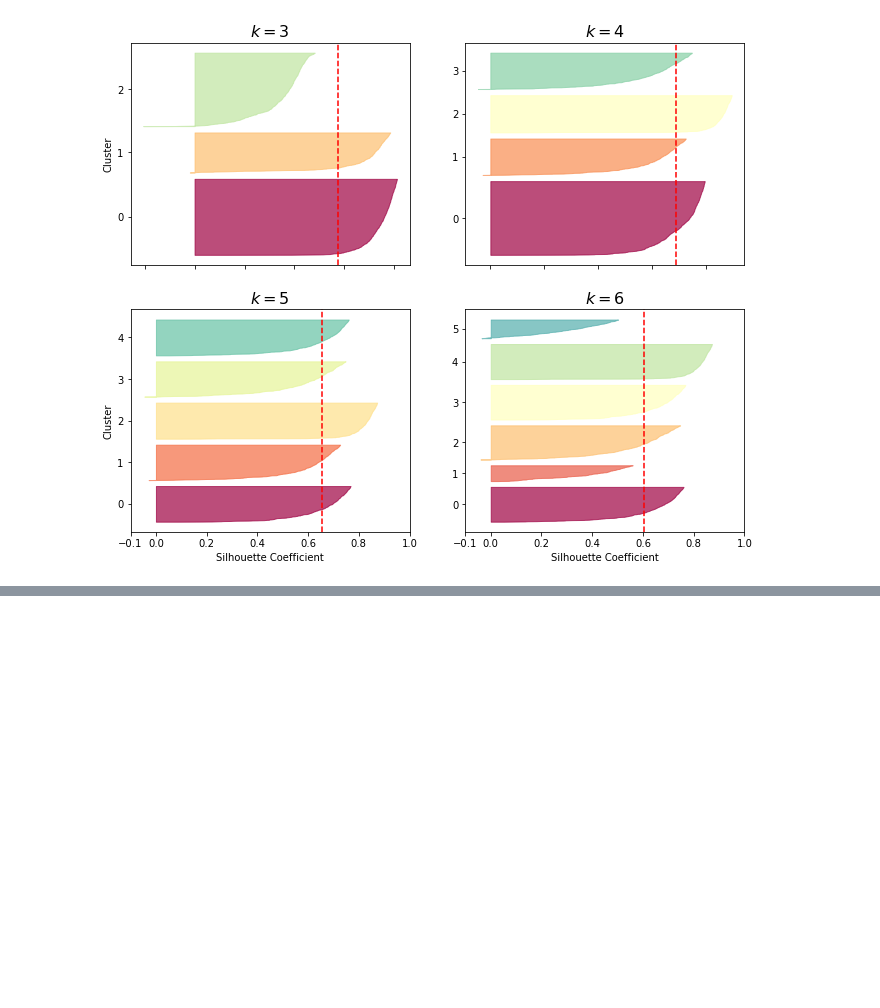
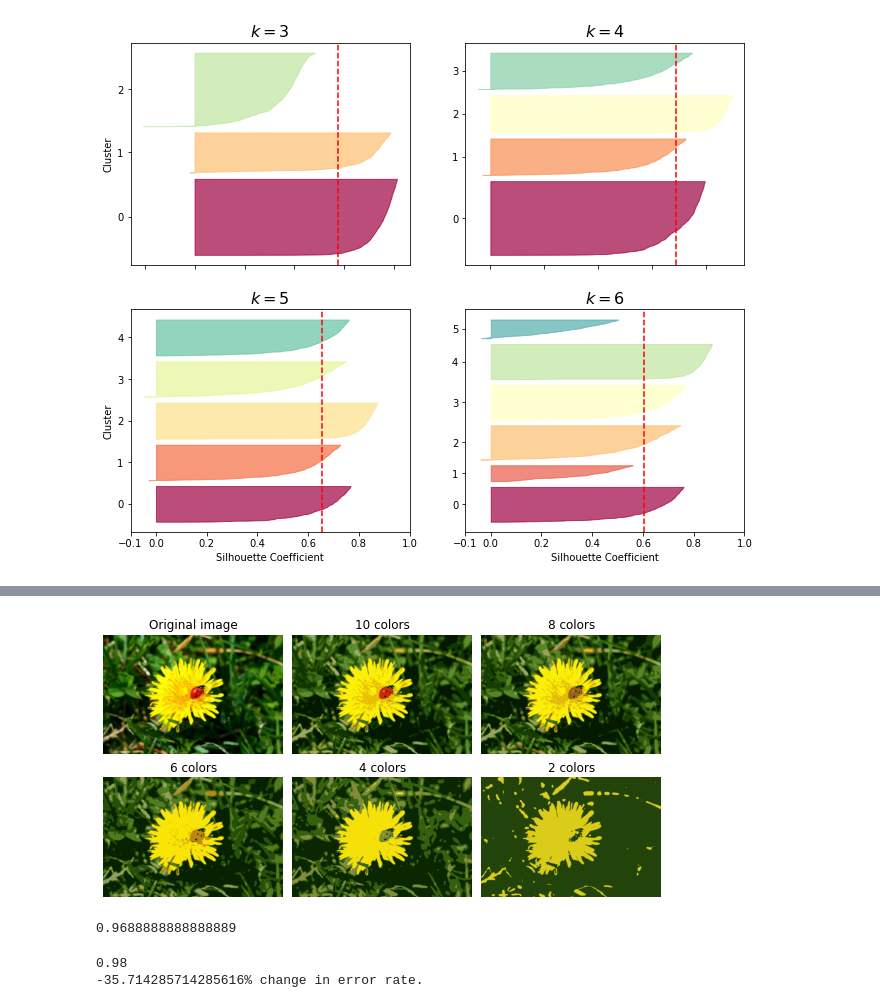
Before and after one commit to dominicwllmsn/handsonML, a Jupyter notebook: handson_code9.ipynb, the cells around one changed output, grey strips where cells are left out. Cells and saved outputs as stored; diff of their text form; code cells hidden in the pictures; blank space fills up the shorter version.

```diff
--- a/handson_code9.ipynb
+++ b/handson_code9.ipynb
@@ -368,0 +373,8 @@ image.shape
+# %%
+# Reshape array to get a long list of RGB colours, then cluster with K-Means
+X = image.reshape(-1, 3)
+kmeans = KMeans(n_clusters=8).fit(X)
+# Here, for each color (cluster), we assign all pixels in that cluster to be the mean (which is the centroids colour)
+segmented_img = kmeans.cluster_centers_[kmeans.labels_]
+print(segmented_img.shape)
+segmented_img = segmented_img.reshape(image.shape)
@@ -368,0 +396,66 @@ image.shape
+# %%
+# Can experiment with various numbers of clusters.
+
+segmented_imgs = []
+n_colors = (10, 8, 6, 4, 2)
+for n_clusters in n_colors:
+    kmeans = KMeans(n_clusters=n_clusters, random_state=42).fit(X)
+    segmented_img = kmeans.cluster_centers_[kmeans.labels_]
+    segmented_imgs.append(segmented_img.reshape(image.shape))
+# %%
+plt.figure(figsize=(10,5))
+plt.subplots_adjust(wspace=0.05, hspace=0.1)
+
+plt.subplot(231)
+plt.imshow(image)
+plt.title("Original image")
+plt.axis('off')
+
+for idx, n_clusters in enumerate(n_colors):
+    plt.subplot(232 + idx)
+    plt.imshow(segmented_imgs[idx])
+    plt.title("{} colors".format(n_clusters))
+    plt.axis('off')
+plt.show()
+
+#With fewer than 8 clusters, the ladydbugs red colour fails to get a cluster of its own - it merges with colours from
+# its environment. This is because K-Means prefers clusters of similar sizes. The ladybug is small (much smaller than
+# the rest of the image) so even though its colour is flashy, K-Means fails to dedicate a cluster to it.
+# %% [output]
+[figure, added]
+# %%
+# Using Clustering for Preprocessing:
+# Clustering can be an efficient approach to dimensionality reduction, in particular as a preprocessing step prior
+# to a supervised learning algorithm.
+
+# Applying this to the digits dataset (similar to MNIST, with 1797 grayscale 8 x 8 images representing digits from 0 to 9):
+# Baseline (no preprocessing)
+from sklearn.datasets import load_digits
+from sklearn.model_selection import train_test_split
+from sklearn.linear_model import LogisticRegression
+
+X_digits, y_digits = load_digits(return_X_y=True)
+X_train, X_test, y_train, y_test = train_test_split(X_digits, y_digits, random_state=42)
+
+log_reg = LogisticRegression(multi_class="ovr", solver="lbfgs", max_iter=5000, random_state=42)
+log_reg.fit(X_train, y_train)
+log_reg_acc = log_reg.score(X_test, y_test)
+print(log_reg.score(X_test, y_test))
+# %% [output]
+0.9688888888888889
+# %%
+# Applying K-Means clustering as a preprocessing step:
+
+from sklearn.pipeline import Pipeline
+
+pipeline = Pipeline([
+    ('kmeans', KMeans(n_clusters=50, random_state=42)),
+    ('log_reg', LogisticRegression(multi_class="ovr", solver="lbfgs", max_iter=5000, random_state=42))
+])
+pipeline.fit(X_train, y_train)
+preproc_acc = pipeline.score(X_test, y_test)
+print(preproc_acc)
+print(str(((1-preproc_acc)-(1-log_reg_acc))*100/(1-log_reg_acc))+'% change in error rate.')
+# %% [output]
+0.98
+-35.714285714285616% change in error rate.
```
Also changed, not shown: parts of 25 cells of this notebook.
